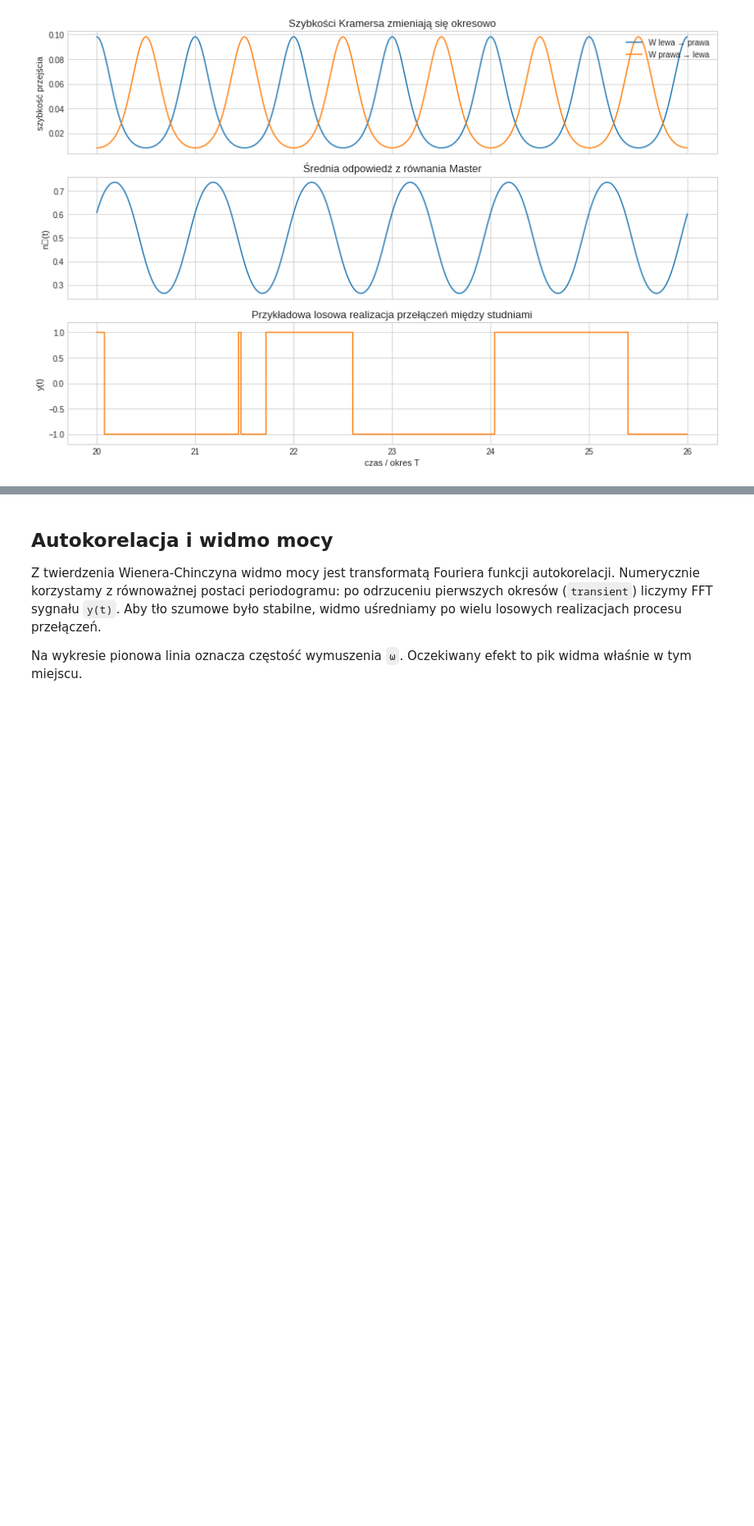
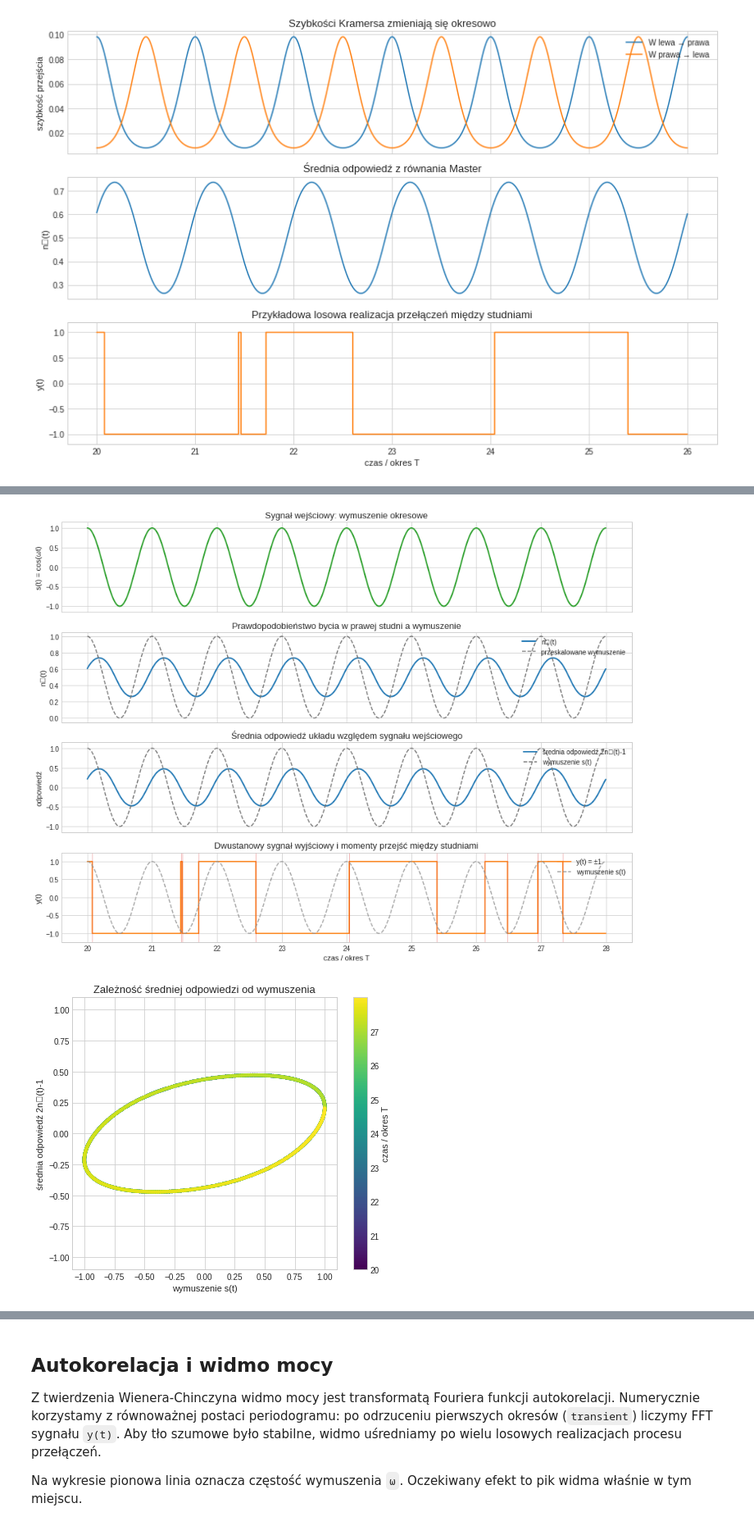
Before and after one commit to Tymek1708/projekt-mps-wyklad, a Jupyter notebook: rezonans_stochastyczny.ipynb, the cells around one changed output, grey strips where cells are left out. Shown at 82% size. Saved outputs shown, nothing was run; the diff lists cells and outputs as text; code cells hidden in the pictures; blank space fills up the shorter version.

```diff
--- a/rezonans_stochastyczny.ipynb
+++ b/rezonans_stochastyczny.ipynb
@@ -222,0 +263,71 @@ plt.show()
+# %%
+comparison_start = params.transient_periods * params.steps_per_period
+comparison_stop = comparison_start + 8 * params.steps_per_period
+comparison_sl = slice(comparison_start, comparison_stop)
+
+comparison_time = t[comparison_sl] / params.period
+input_signal = drive(t, params)
+input_window = input_signal[comparison_sl]
+y_mean_window = y_mean[comparison_sl]
+n_plus_window = n_plus[comparison_sl]
+y_window = y_sample[comparison_sl]
+
+transition_local_idx = np.flatnonzero(np.diff(y_window) != 0) + 1
+transition_times = comparison_time[transition_local_idx]
+
+fig, axes = plt.subplots(4, 1, figsize=(12.5, 9.5), sharex=True)
+
+axes[0].plot(comparison_time, input_window, color="tab:green", lw=2)
+axes[0].set_title("Sygnał wejściowy: wymuszenie okresowe")
+axes[0].set_ylabel("s(t) = cos(ωt)")
+axes[0].set_ylim(-1.15, 1.15)
+
+axes[1].plot(comparison_time, n_plus_window, color="tab:blue", lw=2, label="n₊(t)")
+axes[1].plot(
+    comparison_time,
+    0.5 * (input_window + 1),
+    color="0.45",
+    ls="--",
+    label="przeskalowane wymuszenie",
+)
+axes[1].set_title("Prawdopodobieństwo bycia w prawej studni a wymuszenie")
+axes[1].set_ylabel("n₊(t)")
+axes[1].set_ylim(-0.05, 1.05)
+axes[1].legend(loc="upper right")
+
+axes[2].plot(comparison_time, y_mean_window, color="tab:blue", lw=2, label="średnia odpowiedź 2n₊(t)-1")
+axes[2].plot(comparison_time, input_window, color="0.45", ls="--", label="wymuszenie s(t)")
+axes[2].set_title("Średnia odpowiedź układu względem sygnału wejściowego")
+axes[2].set_ylabel("odpowiedź")
+axes[2].set_ylim(-1.15, 1.15)
+axes[2].legend(loc="upper right")
+
+axes[3].step(comparison_time, y_window, where="post", color="tab:orange", lw=1.8, label="y(t) = ±1")
+for transition_time in transition_times:
+    axes[3].axvline(transition_time, color="tab:red", lw=0.8, alpha=0.45)
+axes[3].plot(comparison_time, input_window, color="0.55", ls="--", alpha=0.8, label="wymuszenie s(t)")
+axes[3].set_title("Dwustanowy sygnał wyjściowy i momenty przejść między studniami")
+axes[3].set_ylabel("y(t)")
+axes[3].set_xlabel("czas / okres T")
+axes[3].set_ylim(-1.25, 1.25)
+axes[3].legend(loc="upper right")
+
+fig.tight_layout()
+fig.savefig(FIG_DIR / "03_wymuszenie_i_odpowiedz.png", dpi=170)
+plt.show()
+
+fig, ax = plt.subplots(figsize=(6.5, 5.5))
+scatter = ax.scatter(input_window, y_mean_window, c=comparison_time, s=12, cmap="viridis")
+ax.set_title("Zależność średniej odpowiedzi od wymuszenia")
+ax.set_xlabel("wymuszenie s(t)")
+ax.set_ylabel("średnia odpowiedź 2n₊(t)-1")
+ax.set_xlim(-1.1, 1.1)
+ax.set_ylim(-1.1, 1.1)
+colorbar = fig.colorbar(scatter, ax=ax)
+colorbar.set_label("czas / okres T")
+fig.tight_layout()
+fig.savefig(FIG_DIR / "04_zaleznosc_odpowiedzi_od_wymuszenia.png", dpi=170)
+plt.show()
+# %% [output]
+[figure, added]
+[figure, added]
```
Also changed, not shown: parts of 18 cells of this notebook.
